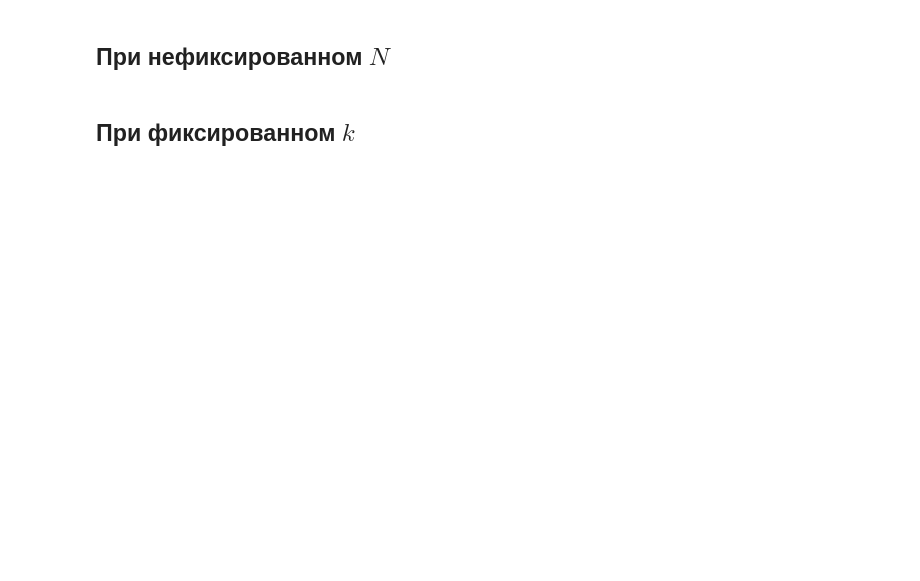
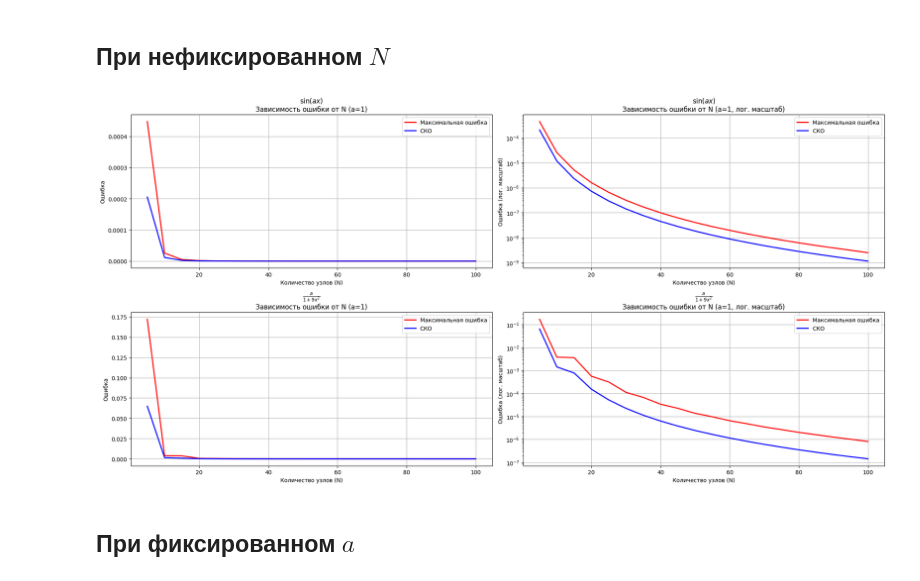
Before and after one commit to Jrol123/CalcMath, a Jupyter notebook: S7/L1/l1.ipynb, the cells around one changed output. Cells and saved outputs as stored; diff of their text form; code cells hidden in the pictures; blank space fills up the shorter version.

```diff
--- a/S7/L1/l1.ipynb
+++ b/S7/L1/l1.ipynb
@@ -100,4 +242,61 @@ plt.plot()
 # %% [markdown]
 ## При нефиксированном $N$
+# %%
+def experiment_vary_N(a, N_values, function, ddfunction, function_name, start, stop):
+    max_errors = []
+    rmse_errors = []
+
+    for N in N_values:
+        # Строим сплайн
+        x, y, m, h = calc(a, N, function, None, ddfunction, function_name, start, stop)
+
+        # Генерируем плотную сетку для оценки ошибки
+        x_dense = np.linspace(start, stop, 1000)
+        y_true = function(x_dense, a)
+        y_spline = spline_eval(x_dense, x, y, m, h)
+
+        # Вычисляем ошибки
+        max_error, rmse, _ = calculate_error(x_dense, y_true, y_spline)
+        max_errors.append(max_error)
+        rmse_errors.append(rmse)
+
+    return max_errors, rmse_errors
+# %%
+a = 1
+
+N_values = np.arange(5, 100 + 1, 5)
+
+plt.figure(figsize=(20, 10))
+for idx, (function, dfunction, ddfunction, function_name, start, stop) in enumerate(
+    data
+):
+    max_errors, rmse_errors = experiment_vary_N(
+        a, N_values, function, ddfunction, function_name, start, stop
+    )
+
+    # Графики ошибок для эксперимента 1
+    plt.subplot(2, 2, idx * 2 + 1)
+    plt.plot(N_values, max_errors, "r-", label="Максимальная ошибка", linewidth=2)
+    plt.plot(N_values, rmse_errors, "b-", label="СКО", linewidth=2)
+    plt.xlabel("Количество узлов (N)")
+    plt.ylabel("Ошибка")
+    plt.title(f"{function_name}\nЗависимость ошибки от N (a={a})")
+    plt.legend()
+    plt.grid(True)
+
+    # Логарифмический масштаб для лучшей визуализации
+    plt.subplot(2, 2, idx * 2 + 2)
+    plt.semilogy(N_values, max_errors, "r-", label="Максимальная ошибка", linewidth=2)
+    plt.semilogy(N_values, rmse_errors, "b-", label="СКО", linewidth=2)
+    plt.xlabel("Количество узлов (N)")
+    plt.ylabel("Ошибка (лог. масштаб)")
+    plt.title(f"{function_name}\nЗависимость ошибки от N (a={a}, лог. масштаб)")
+    plt.legend()
+    plt.grid(True)
+
+plt.tight_layout()
+plt.show()
+# %% [output]
+[figure, added]
 # %% [markdown]
-## При фиксированном $k$
+## При фиксированном $a$
```
Also changed, not shown: parts of 19 cells of this notebook, 1 other file.
